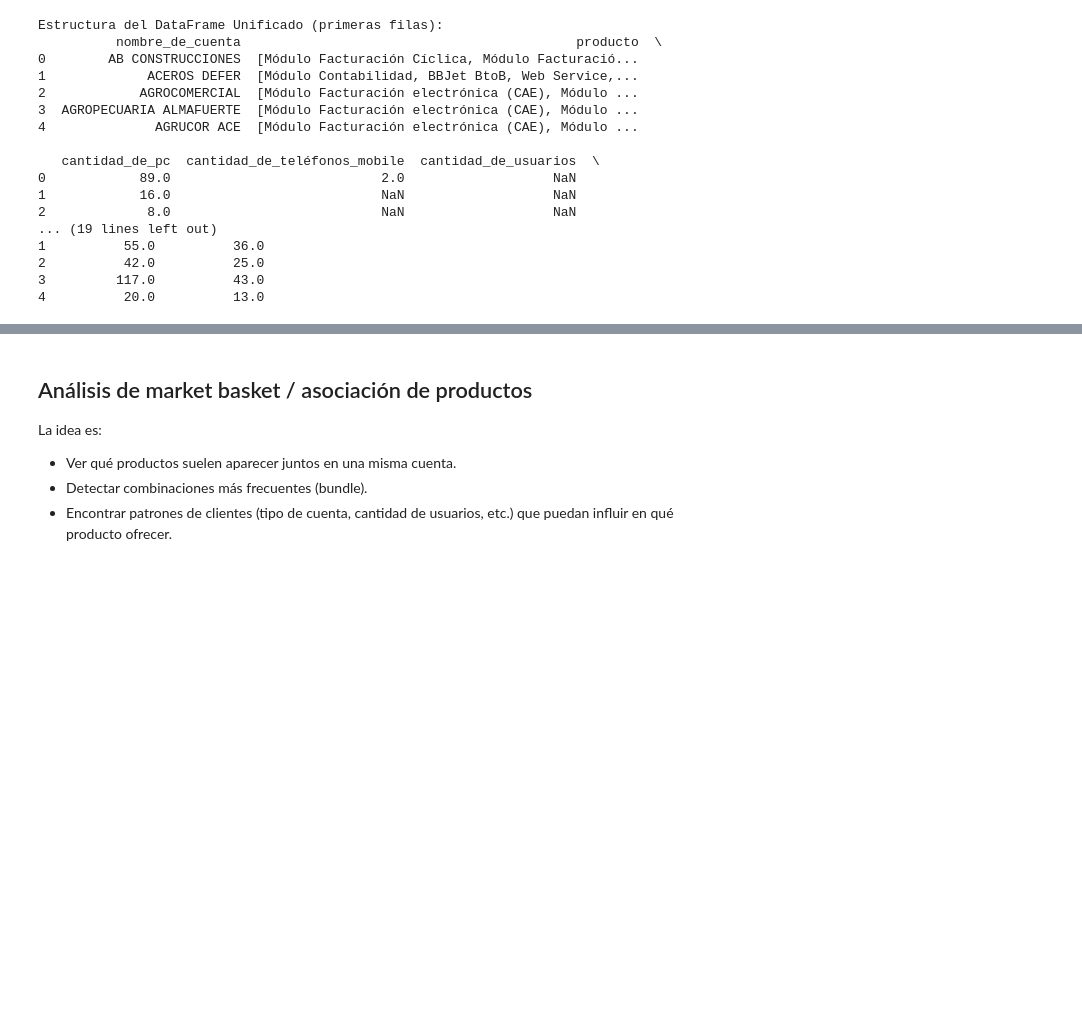
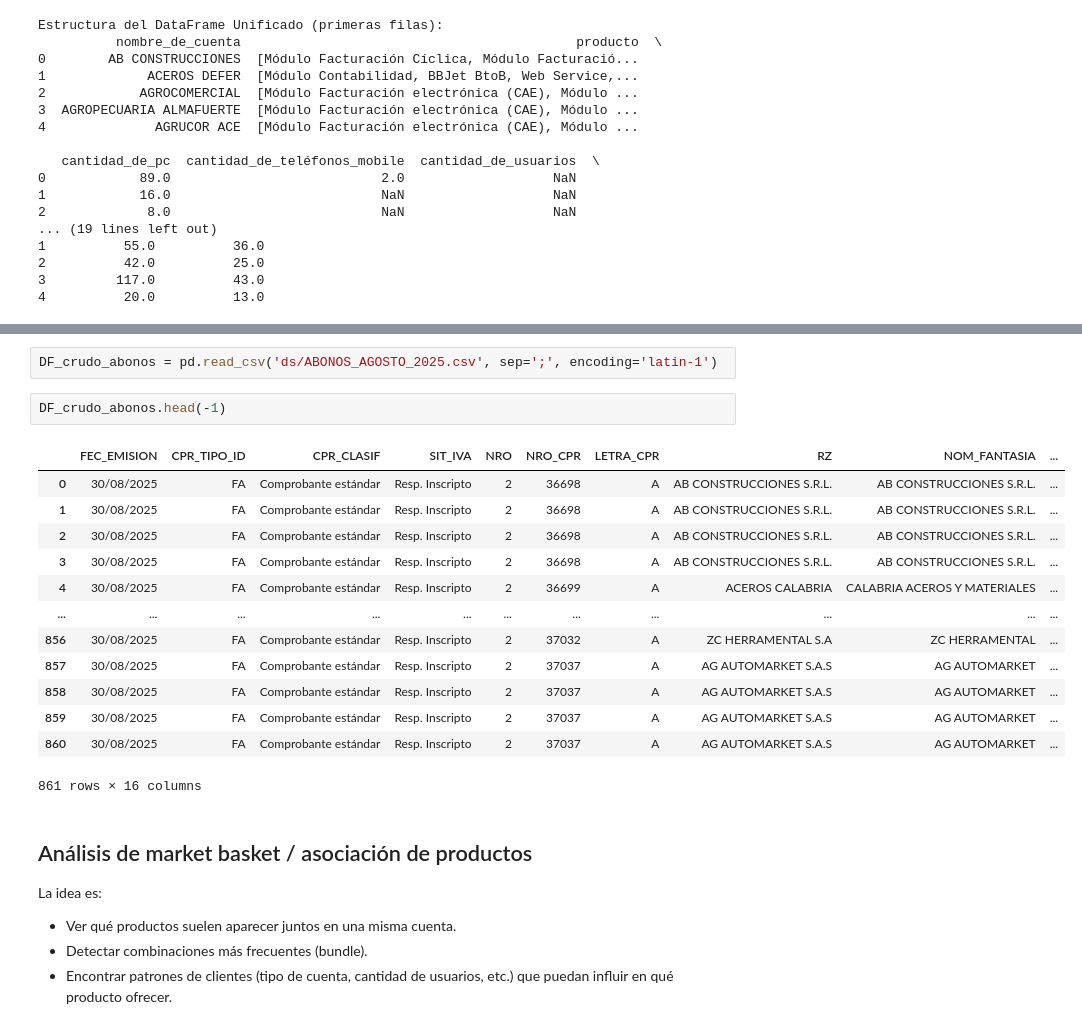
Before and after one commit to christiansaluzzo/Etsol_AnalisisClientes, a Jupyter notebook: análisis_clientes.ipynb, the cells around one changed output, grey strips where cells are left out. Saved outputs shown, nothing was run; the diff lists cells and outputs as text; blank space fills up the shorter version.

```diff
--- a/análisis_clientes.ipynb
+++ b/análisis_clientes.ipynb
@@ -363,3 +394,21 @@ Estructura del DataFrame Unificado (primeras filas):
+# %%
+DF_crudo_abonos = pd.read_csv('ds/ABONOS_AGOSTO_2025.csv', sep=';', encoding='latin-1')
+# %%
+DF_crudo_abonos.head(-1)
+# %% [output]
+|  | FEC_EMISION | CPR_TIPO_ID | CPR_CLASIF | SIT_IVA | NRO | NRO_CPR | LETRA_CPR | RZ | NOM_FANTASIA | ... |
+| 0 | 30/08/2025 | FA | Comprobante estándar | Resp. Inscripto | 2 | 36698 | A | AB CONSTRUCCIONES S.R.L. | AB CONSTRUCCIONES S.R.L. | ... |
+| 1 | 30/08/2025 | FA | Comprobante estándar | Resp. Inscripto | 2 | 36698 | A | AB CONSTRUCCIONES S.R.L. | AB CONSTRUCCIONES S.R.L. | ... |
+| 2 | 30/08/2025 | FA | Comprobante estándar | Resp. Inscripto | 2 | 36698 | A | AB CONSTRUCCIONES S.R.L. | AB CONSTRUCCIONES S.R.L. | ... |
+| 3 | 30/08/2025 | FA | Comprobante estándar | Resp. Inscripto | 2 | 36698 | A | AB CONSTRUCCIONES S.R.L. | AB CONSTRUCCIONES S.R.L. | ... |
+| 4 | 30/08/2025 | FA | Comprobante estándar | Resp. Inscripto | 2 | 36699 | A | ACEROS CALABRIA | CALABRIA ACEROS Y MATERIALES | ... |
+| ... | ... | ... | ... | ... | ... | ... | ... | ... | ... | ... |
+| 856 | 30/08/2025 | FA | Comprobante estándar | Resp. Inscripto | 2 | 37032 | A | ZC HERRAMENTAL S.A | ZC HERRAMENTAL | ... |
+| 857 | 30/08/2025 | FA | Comprobante estándar | Resp. Inscripto | 2 | 37037 | A | AG AUTOMARKET S.A.S | AG AUTOMARKET | ... |
+| 858 | 30/08/2025 | FA | Comprobante estándar | Resp. Inscripto | 2 | 37037 | A | AG AUTOMARKET S.A.S | AG AUTOMARKET | ... |
+| 859 | 30/08/2025 | FA | Comprobante estándar | Resp. Inscripto | 2 | 37037 | A | AG AUTOMARKET S.A.S | AG AUTOMARKET | ... |
+| 860 | 30/08/2025 | FA | Comprobante estándar | Resp. Inscripto | 2 | 37037 | A | AG AUTOMARKET S.A.S | AG AUTOMARKET | ... |
+861 rows × 16 columns
 # %% [markdown]
 ## Análisis de market basket / asociación de productos
 
```
Also changed, not shown: parts of 5 cells of this notebook, 1 other file.
